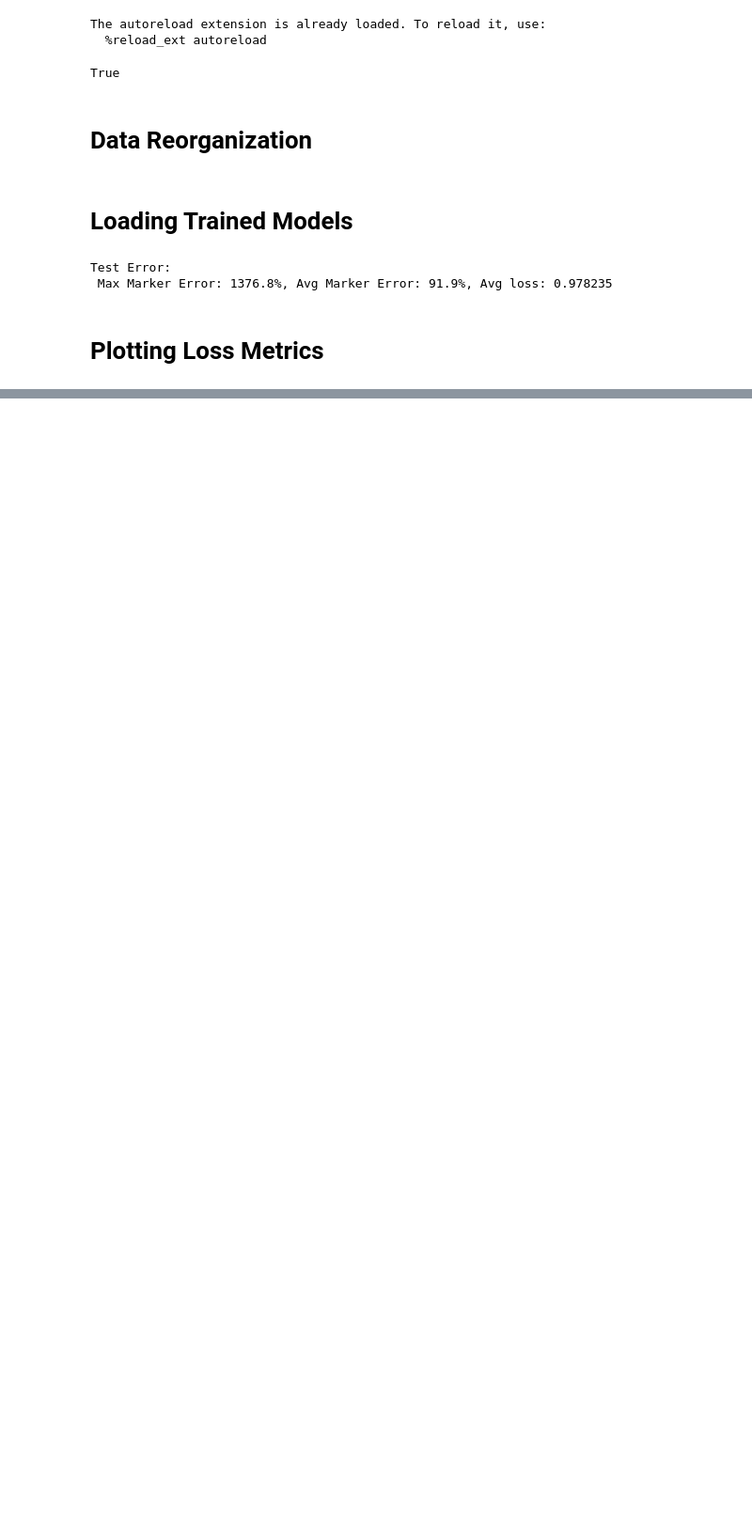
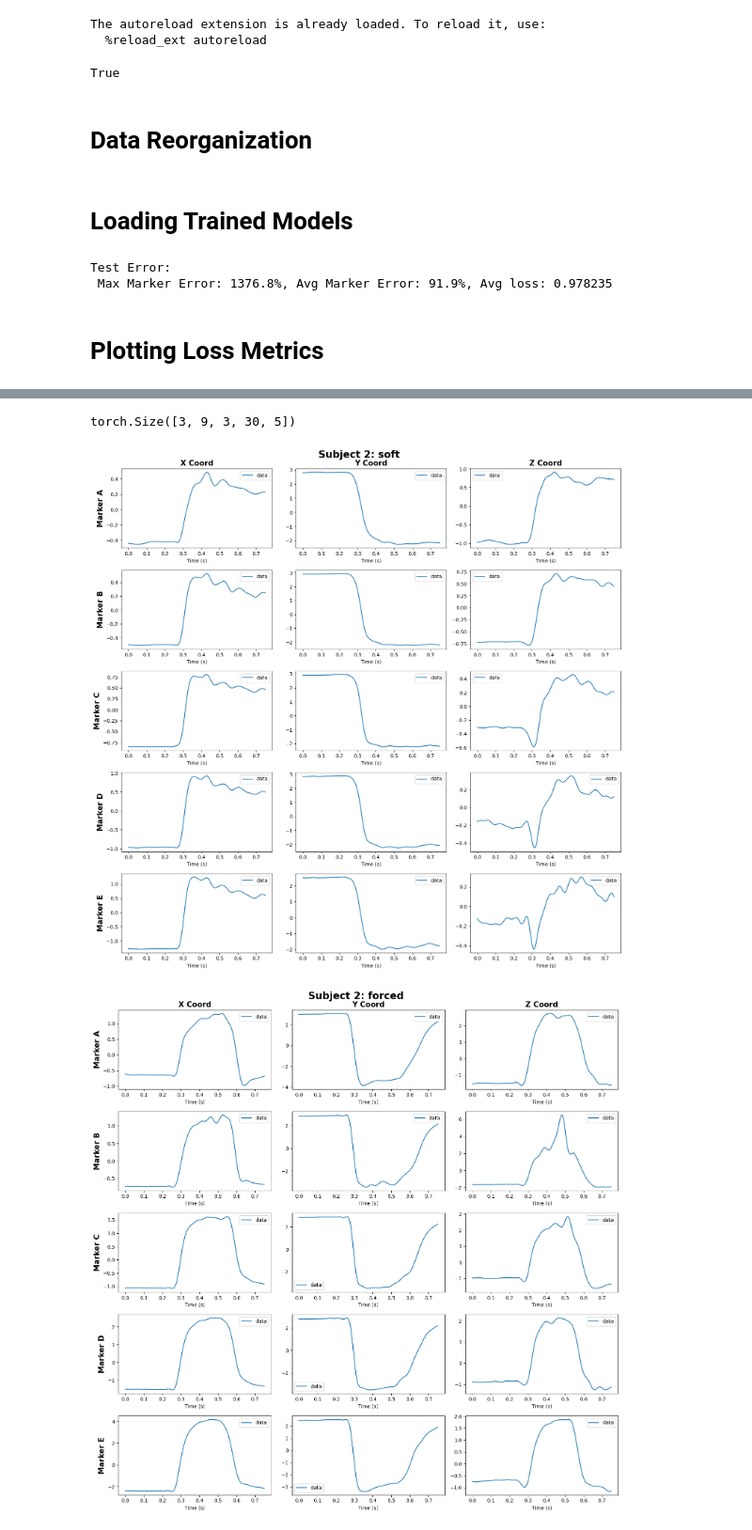
Before and after one commit to Jezen5Volk/Eyelid-Modeling, a Jupyter notebook: Model Comparison.ipynb, the cells around one changed output, grey strips where cells are left out. Shown at 94% size. Cells and saved outputs as stored; diff of their text form; code cells hidden in the pictures; blank space fills up the shorter version.

```diff
--- a/Model Comparison.ipynb
+++ b/Model Comparison.ipynb
@@ -99,0 +117,48 @@ plt.show()
+# %%
+X, y = TVT_dict['X_val'], TVT_dict['y_val']
+id = TVT_dict['id_val'] #CHANGE TO TEST ONCE YOU GET THERE
+marker = ["A", "B", "C", "D", "E"]
+coord = ["X", "Y", "Z"]
+
+
+
+
+
+#obtain string of subjects/categories
+sub = []
+cat = []
+for string in id:
+    sub.append(string.split('_')[0])
+    category = string.split('_')[1]
+    cat.append(category.split('#')[0])
+sub = np.asarray(sub)
+cat = np.asarray(cat)
+
+#obtain indices of each subject/category combo
+idxs = {}
+for s_num in set(sub):
+    for cat_type in set(cat):
+        cat_list = np.where(cat == str(cat_type))[0]
+        sub_list = np.where(sub == str(s_num))[0]
+        common = np.asarray(list(set(cat_list) & set(sub_list)))
+        idxs[str(s_num) + '_' + str(cat_type)] = common
+
+#Plot
+for cat_type in set(cat):
+    fig, ax = plt.subplots(5, 3, figsize = (15, 15))
+    for i in range(5):
+        for j in range(3):
+            idx = idxs['sub2_' + str(cat_type)][0]
+            ax[i, j].plot(np.linspace(0, 0.75, 300), y[:, j, idx, i], label = 'data')
+            if j == 0:
+                ax[i, j].set_ylabel("Marker " + str(marker[i]), weight = 'bold', fontsize = '15')
+            if i == 0:
+                ax[i, j].set_title(str(coord[j]) + " Coord", weight = 'bold', fontsize = '15')
+            ax[i, j].set_xlabel("Time (s)")
+            ax[i, j].legend()
+    fig.suptitle('Subject 2: ' + str(cat_type), weight = 'bold', fontsize = '20')
+    fig.tight_layout()
+# %% [output]
+torch.Size([3, 9, 3, 30, 5])
+[figure, added]
+[figure, added]
```
Also changed, not shown: parts of 4 cells of this notebook.
